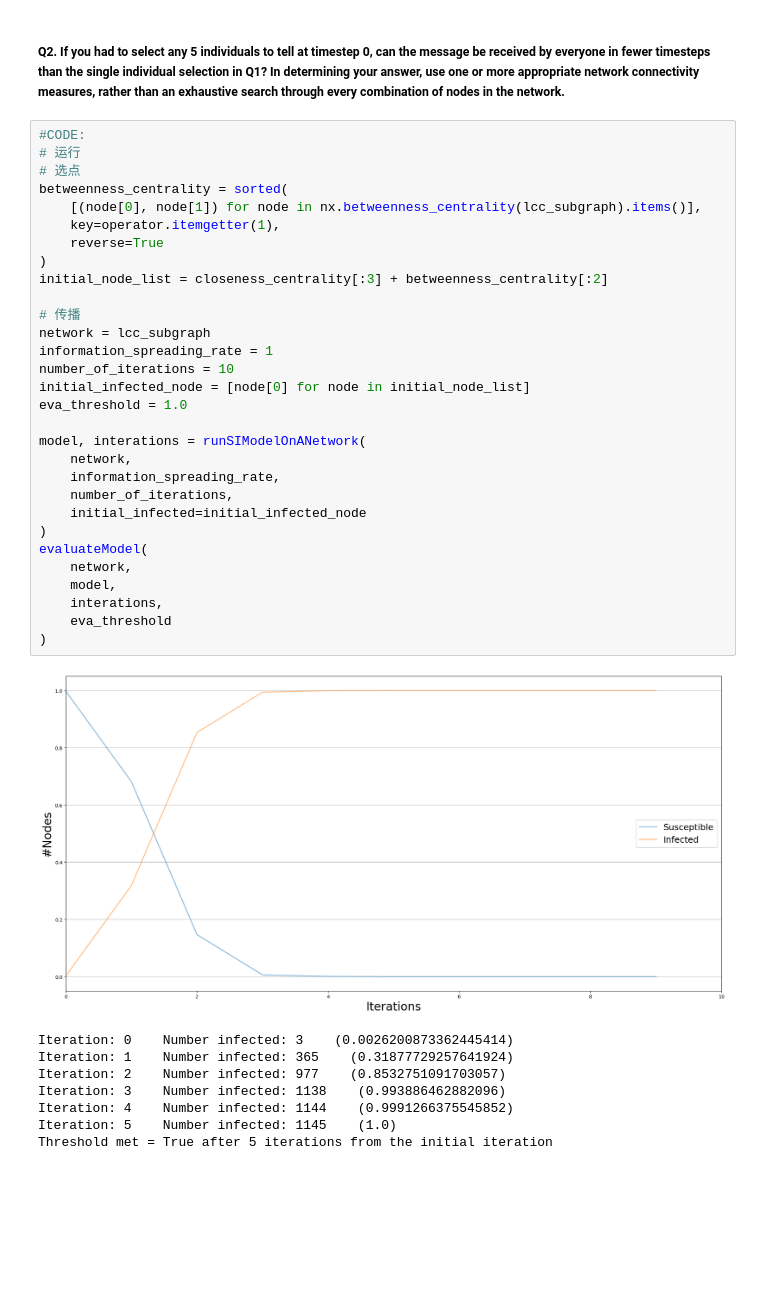
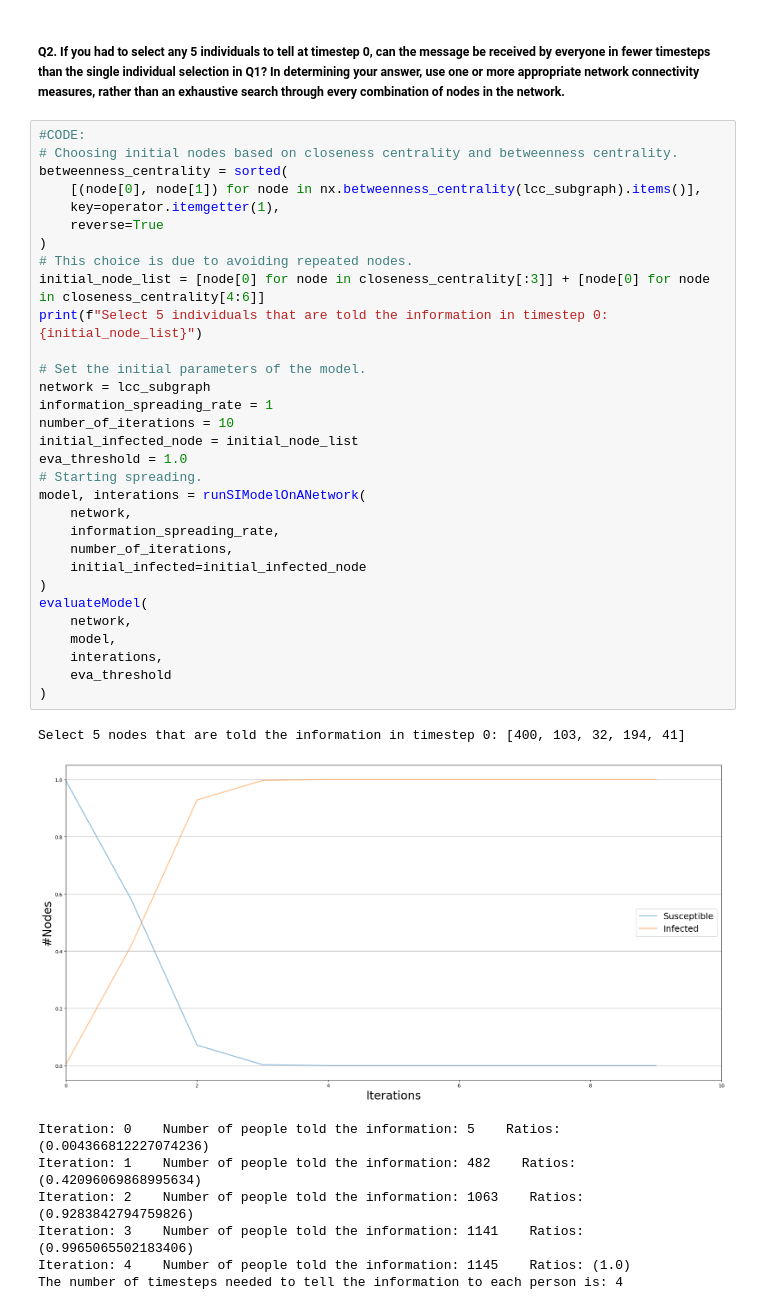
Before and after one commit to C56519/CMT224, a Jupyter notebook: coursework/part-3.ipynb, the cells around one changed output. Saved outputs shown, nothing was run; the diff lists cells and outputs as text; blank space fills up the shorter version.

```diff
--- a/coursework/part-3.ipynb
+++ b/coursework/part-3.ipynb
@@ -379,42 +316,43 @@ ANSWER:
 ##### Q2. If you had to select any 5 individuals to tell at timestep 0, can the message be received by everyone in fewer timesteps than the single individual selection in Q1? In determining your answer, use one or more appropriate network connectivity measures, rather than an exhaustive search through every combination of nodes in the network.
 # %%
 #CODE:
-# 运行
-# 选点
+# Choosing initial nodes based on closeness centrality and betweenness centrality.
 betweenness_centrality = sorted(
     [(node[0], node[1]) for node in nx.betweenness_centrality(lcc_subgraph).items()],
     key=operator.itemgetter(1),
     reverse=True
 )
-initial_node_list = closeness_centrality[:3] + betweenness_centrality[:2]
+# This choice is due to avoiding repeated nodes.
+initial_node_list = [node[0] for node in closeness_centrality[:3]] + [node[0] for node in closeness_centrality[4:6]]
+print(f"Select 5 individuals that are told the information in timestep 0: {initial_node_list}")
 
-# 传播
+# Set the initial parameters of the model.
 network = lcc_subgraph
 information_spreading_rate = 1
 number_of_iterations = 10
-initial_infected_node = [node[0] for node in initial_node_list]
+initial_infected_node = initial_node_list
 eva_threshold = 1.0
-
+# Starting spreading.
 model, interations = runSIModelOnANetwork(
     network,
     information_spreading_rate,
     number_of_iterations,
     initial_infected=initial_infected_node
 )
 evaluateModel(
     network,
     model,
     interations,
     eva_threshold
 )
 # %% [output]
+Select 5 nodes that are told the information in timestep 0: [400, 103, 32, 194, 41]
-[figure, old version]
+[figure, new version]
-Iteration: 0    Number infected: 3    (0.0026200873362445414)
-Iteration: 1    Number infected: 365    (0.31877729257641924)
-Iteration: 2    Number infected: 977    (0.8532751091703057)
-Iteration: 3    Number infected: 1138    (0.993886462882096)
-Iteration: 4    Number infected: 1144    (0.9991266375545852)
-Iteration: 5    Number infected: 1145    (1.0)
-Threshold met = True after 5 iterations from the initial iteration
+Iteration: 0    Number of people told the information: 5    Ratios: (0.004366812227074236)
+Iteration: 1    Number of people told the information: 482    Ratios: (0.42096069868995634)
+Iteration: 2    Number of people told the information: 1063    Ratios: (0.9283842794759826)
+Iteration: 3    Number of people told the information: 1141    Ratios: (0.9965065502183406)
+Iteration: 4    Number of people told the information: 1145    Ratios: (1.0)
+The number of timesteps needed to tell the information to each person is: 4
 # %% [raw]
 ANSWER:
```
Also changed, not shown: parts of 12 cells of this notebook, 2 other files.
